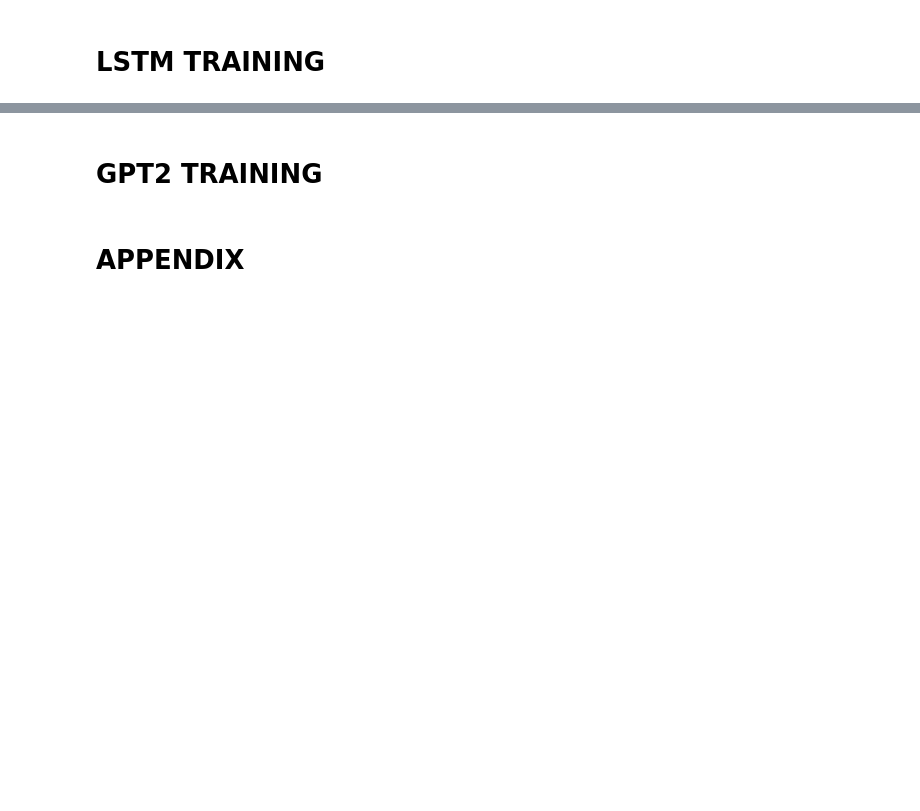
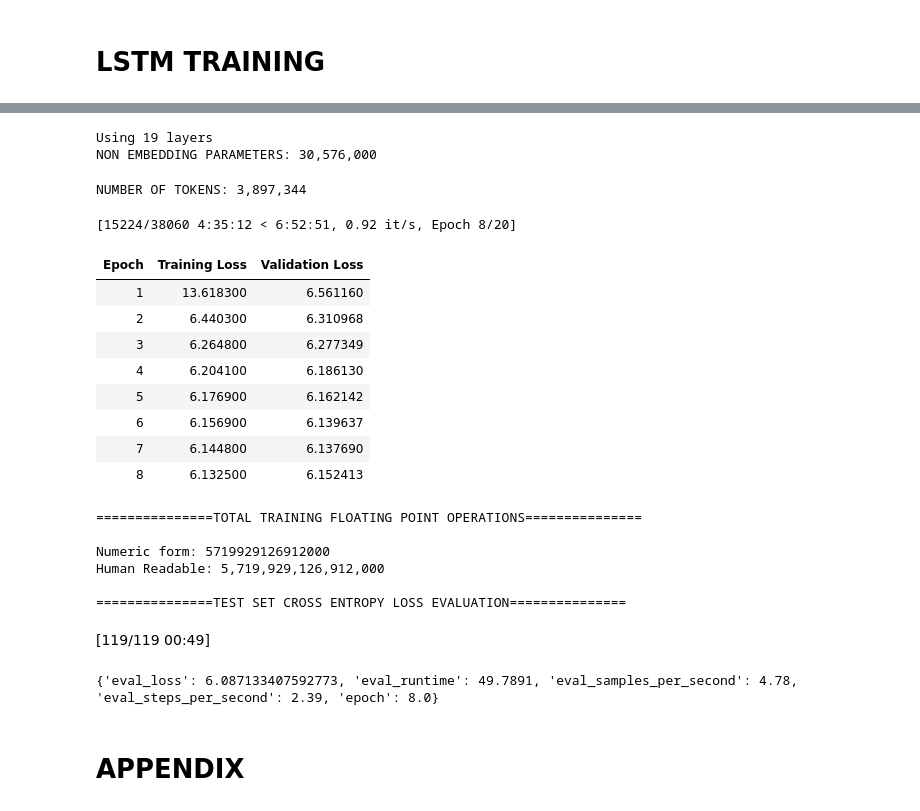
Before and after one commit to mtanghu/LEAP, a Jupyter notebook: Scaling.ipynb, the cells around one changed output, grey strips where cells are left out. Drawn from its saved outputs; the diff is of its cells as text; code cells hidden in the pictures; blank space fills up the shorter version.

```diff
--- a/Scaling.ipynb
+++ b/Scaling.ipynb
@@ -306,4 +919,24 @@ run_training(hidden_size = 320, rnn = True)
 # %%
-# run_training(hidden_size = 448, rnn = True)
+run_training(hidden_size = 448, rnn = True)
+# %% [output]
+Using 19 layers
+NON EMBEDDING PARAMETERS: 30,576,000
+NUMBER OF TOKENS: 3,897,344
+[15224/38060 4:35:12 < 6:52:51, 0.92 it/s, Epoch 8/20]
+| Epoch | Training Loss | Validation Loss |
+| 1 | 13.618300 | 6.561160 |
+| 2 | 6.440300 | 6.310968 |
+| 3 | 6.264800 | 6.277349 |
+| 4 | 6.204100 | 6.186130 |
+| 5 | 6.176900 | 6.162142 |
+| 6 | 6.156900 | 6.139637 |
+| 7 | 6.144800 | 6.137690 |
+| 8 | 6.132500 | 6.152413 |
+===============TOTAL TRAINING FLOATING POINT OPERATIONS===============
+
+Numeric form: 5719929126912000
+Human Readable: 5,719,929,126,912,000
+
+===============TEST SET CROSS ENTROPY LOSS EVALUATION===============
+[119/119 00:49]
+{'eval_loss': 6.087133407592773, 'eval_runtime': 49.7891, 'eval_samples_per_second': 4.78, 'eval_steps_per_second': 2.39, 'epoch': 8.0}
-# %% [markdown]
-# GPT2 TRAINING
```
Also changed, not shown: parts of 35 cells of this notebook.
